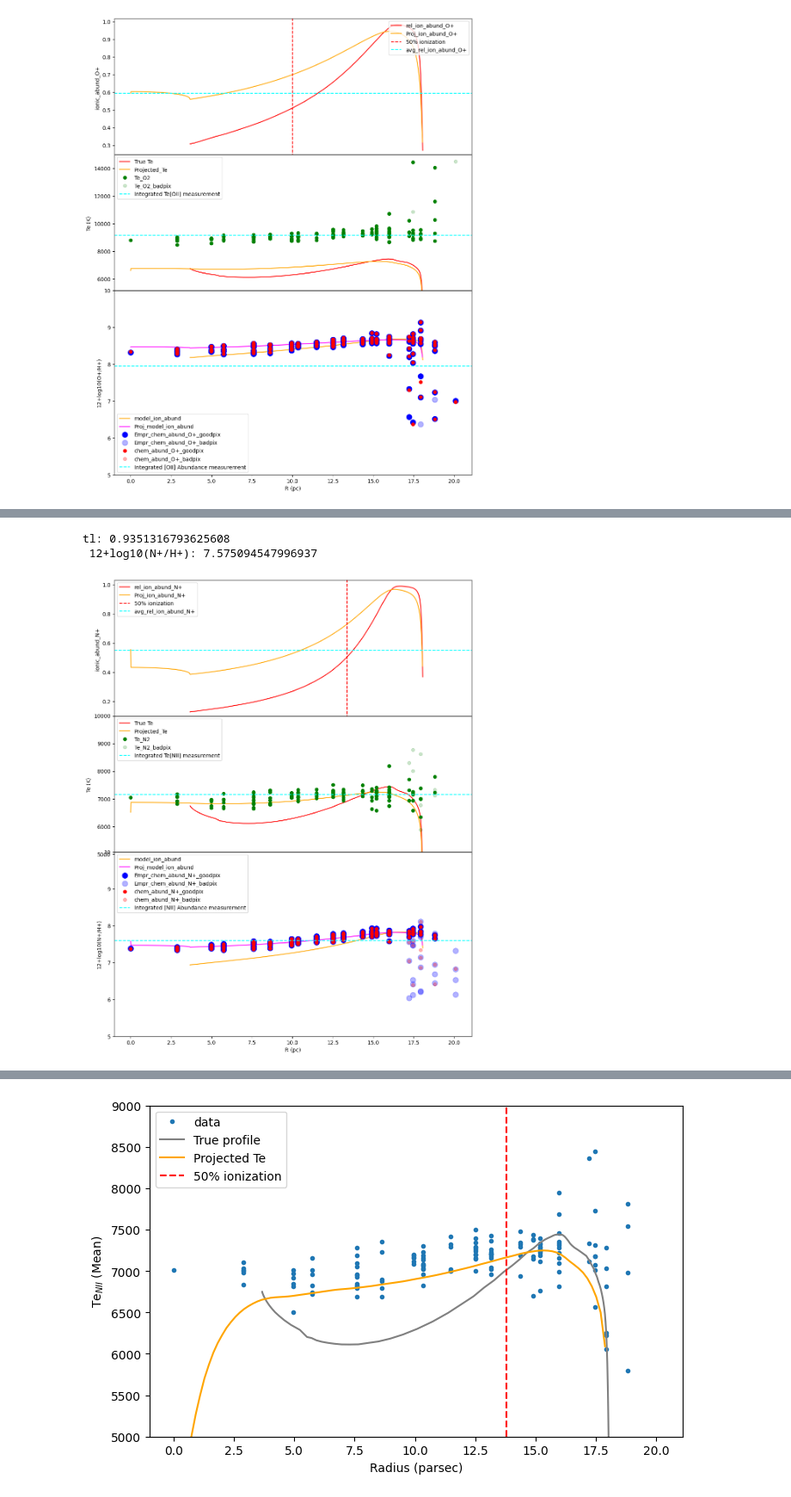
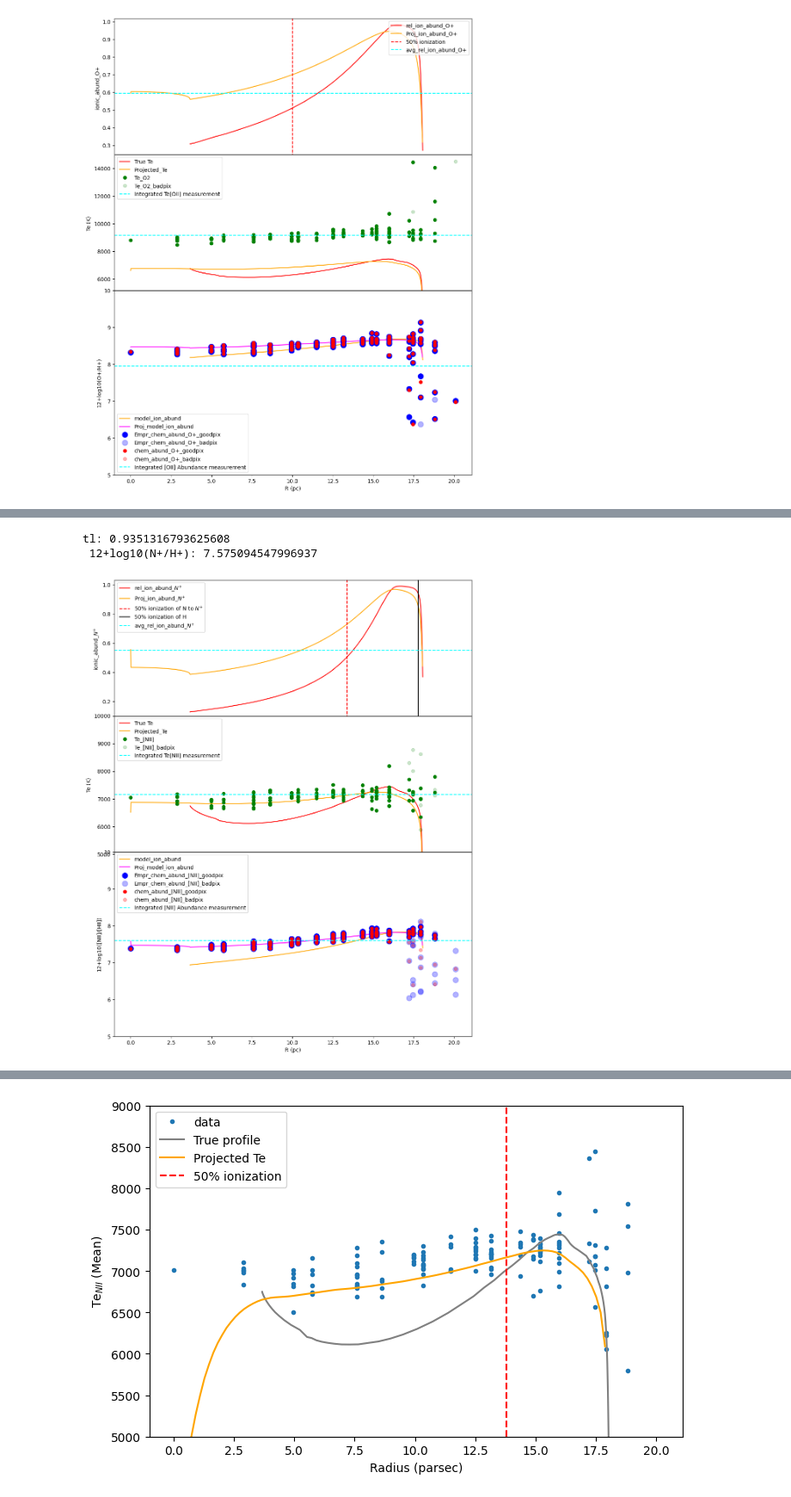
Before and after one commit to Amrita27singh/lvmnebular, a Jupyter notebook: Testing_lvmnebular.ipynb, the cells around one changed output, grey strips where cells are left out. Shown at 86% size. Saved outputs shown, nothing was run; the diff lists cells and outputs as text; code cells hidden in the pictures.

Commit message:
updating plots

```diff
--- a/Testing_lvmnebular.ipynb
+++ b/Testing_lvmnebular.ipynb
@@ -331,55 +333,56 @@ bad=u.linefitdict['5755_flux']/u.linefitdict['5755_flux_err']<3
 
 #Plots
 fig, (ax3, ax4, ax5)=plt.subplots(3, 1, sharex=True, figsize=(12,12))
-ax3.plot(u.vals[0], u.vals[8], color='red', label='rel_ion_abund_N+')
-ax3.plot(u.R, u.aproj, color='orange', label='Proj_ion_abund_N+')
-ax3.axvline(x=13.4, c='red', linestyle='--', label='50% ionization')
-ax3.axhline(y=np.average(u.vals[8]), c='cyan', linestyle='--', label='avg_rel_ion_abund_N+')
+ax3.plot(u.vals[0], u.vals[8], color='red', label='rel_ion_abund_$N^{+}$')
+ax3.plot(u.R, u.aproj, color='orange', label='Proj_ion_abund_$N^{+}$')
+ax3.axvline(x=13.4, c='red', linestyle='--', label='50% ionization of N to $N^{+}$')
+ax3.axvline(x=17.8, c='black', label='50% ionization of H')
+ax3.axhline(y=np.average(u.vals[8]), c='cyan', linestyle='--', label='avg_rel_ion_abund_$N^{+}$')
 
 ax3.legend(loc='upper left')
-ax3.set_ylabel('ionic_abund_N+')
+ax3.set_ylabel('ionic_abund_$N^{+}$')
 
 # Electron temperature plots
 ax4.plot(u.vals[0], u.vals[1], color='red', label='True Te')
 ax4.plot(u.R, u.Teproj, color='orange', label='Projected_Te')
-ax4.plot(rad[good], TeN2[good], 'o', color='green', label='Te_N2')
-ax4.plot(rad[bad],  TeN2[bad], 'o', color='green', label='Te_N2_badpix', alpha=0.2)
+ax4.plot(rad[good], TeN2[good], 'o', color='green',label='Te_[NII]')
+ax4.plot(rad[bad],  TeN2[bad], 'o', color='green', label='Te_[NII]_badpix', alpha=0.2)
 ax4.axhline(y=u.int_TN2, c='cyan', linestyle='--', label='Integrated Te[NII] measurement')
 ax4.set_ylim(5000, 10000)
 ax4.set_ylabel('Te (K)')
 ax4.legend()
 
 # N+ ionic abundance
 Zmodel=1                                        # cloudy model abundance relative to solar
 logNHsun= -4.17                                 # solar abundance patter from GASS (Grevesse et al 2010)
 logNHmodel =  logNHsun + np.log10(Zmodel)        # total Nitrogen elemental abundance in the model
 logNpHmodel = logNHmodel+np.log10(u.vals[8])    # ionic abundance of N+ in the model
 logNpHproj =  logNHmodel+np.log10(u.aproj)       # ionic abundance of N+ in the model
 
 ax5.plot(u.vals[0], 12+logNpHmodel, color='orange', label='model_ion_abund')
 ax5.plot(u.R, 12+logNpHproj, color='magenta', label='Proj_model_ion_abund')
-ax5.plot(rad[good], Abund_N2[good], 'o', color='blue', markersize='10', label='Empr_chem_abund_N+_goodpix')
-ax5.plot(rad[bad],  Abund_N2[bad], 'o', color='blue', markersize='10',  label='Empr_chem_abund_N+_badpix', alpha=0.3)
-ax5.plot(rad[good], 12+np.log10(u.NpH)[good], 'o', color='red', label='chem_abund_N+_goodpix')
-ax5.plot(rad[bad],  12+np.log10(u.NpH)[bad], 'o', color='red',   label='chem_abund_N+_badpix', alpha=0.3)
+ax5.plot(rad[good], Abund_N2[good], 'o', color='blue', markersize='10', label='Empr_chem_abund_[NII]_goodpix')
+ax5.plot(rad[bad],  Abund_N2[bad], 'o', color='blue', markersize='10',  label='Empr_chem_abund_[NII]_badpix', alpha=0.3)
+ax5.plot(rad[good], 12+np.log10(u.NpH)[good], 'o', color='red', label='chem_abund_[NII]_goodpix')
+ax5.plot(rad[bad],  12+np.log10(u.NpH)[bad], 'o', color='red',  label='chem_abund_[NII]_badpix', alpha=0.3)
 
 ax5.axhline(y = 12+np.log10(u.int_NpH), c='cyan', linestyle='--', label='Integrated [NII] Abundance measurement')
 ax5.set_ylim(5, 10)
 ax5.set_xlabel('R (pc)')
-ax5.set_ylabel('12+log10(N+/H+)')
+ax5.set_ylabel('12+log10([NII]/[HII])')
 ax5.legend(loc='upper left')
 
 ax3.set_position([0.125, 0.89, 0.775, 0.3])  # [left, bottom, width, height]
 ax4.set_position([0.125, 0.595, 0.775, 0.3])
 ax5.set_position([0.125, 0.2, 0.775, 0.4])
 
 plt.savefig('/home/amrita/LVM/lvmnebular/Bubble_v2_5e-14/Bubble_v2_5e-14_plotprofile/TeN2_chem_abundN2_vs_R.png', dpi=300)
 #plt.savefig('/home/amrita/LVM/lvmnebular/Bubble_v2_5e-14/Bubble_v2_5e-14_snbinned/Bubble_v2_5e-14_snbinned_plotprofile/snbin_TeO3_chem_abundO3_vs_R.png', dpi=300)
 plt.show()
 # %% [output]
 tl: 0.9351316793625608
  12+log10(N+/H+): 7.575094547996937
-[figure, old version]
+[figure, new version]
 # %%
 #Plot for [SIII]
 # %%
```
Also changed, not shown: parts of 4 cells of this notebook.
